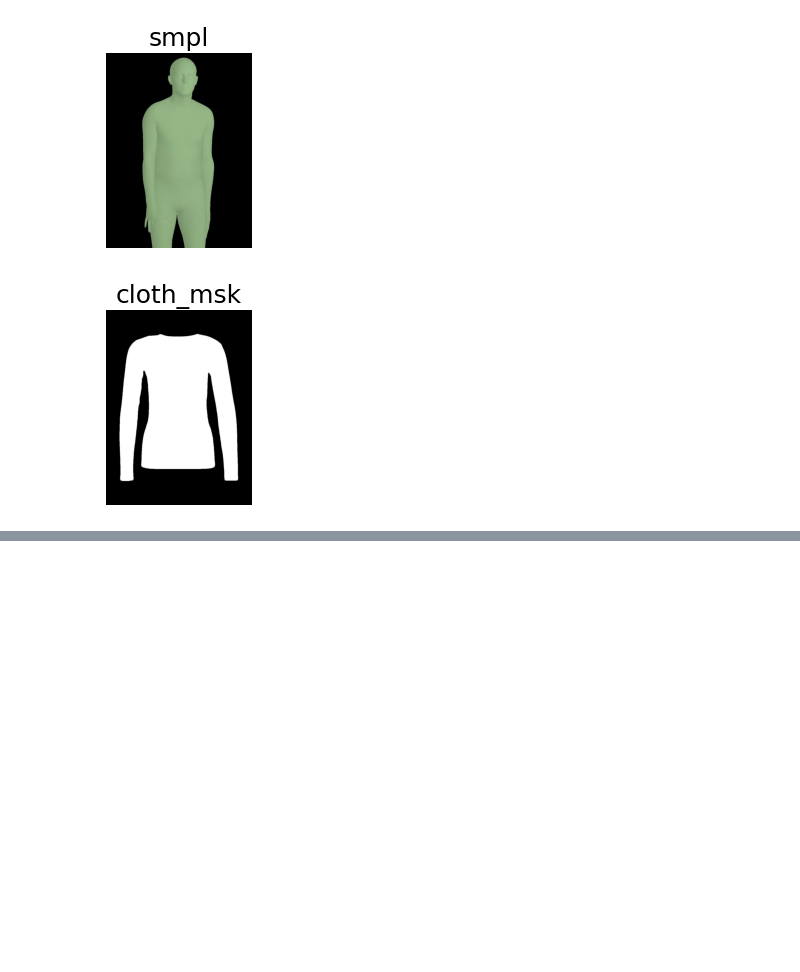
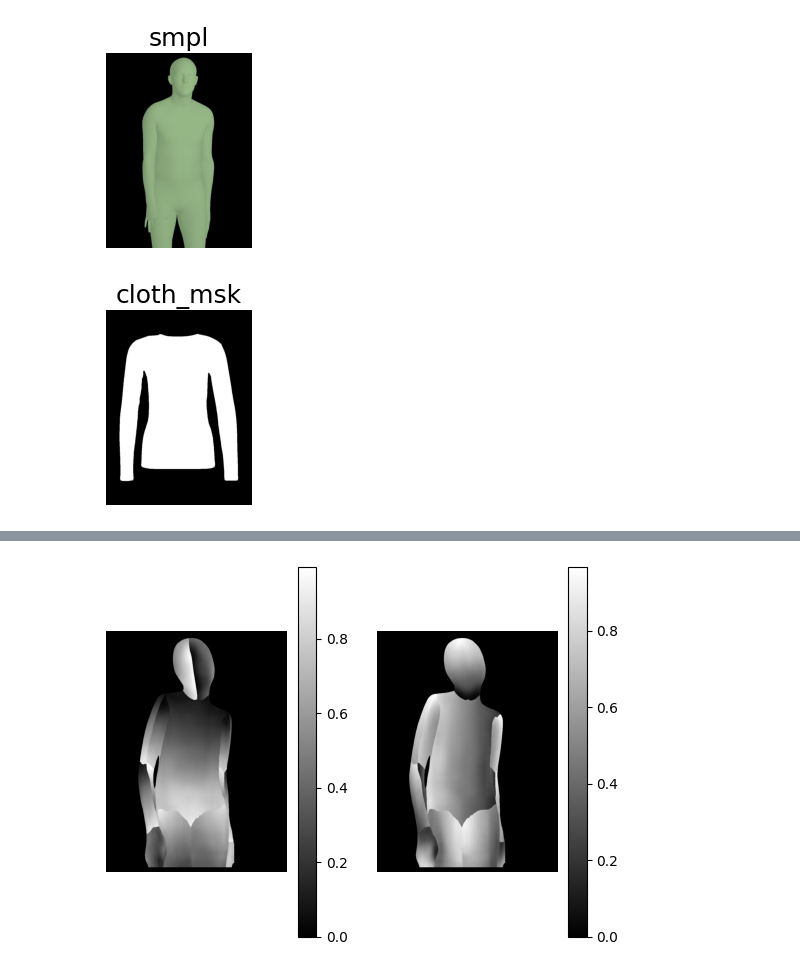
Before and after one commit to Sihui-Ji-10-9/DisCo10.9, a Jupyter notebook: tsv_example/visualize_tsv.ipynb, the cells around one changed output, grey strips where cells are left out. Drawn from its saved outputs; the diff is of its cells as text; code cells hidden in the pictures; blank space fills up the shorter version.

```diff
--- a/tsv_example/visualize_tsv.ipynb
+++ b/tsv_example/visualize_tsv.ipynb
@@ -99,0 +259,99 @@ plt.show()
+# %%
+from torchvision import transforms
+import os
+import torch
+import torch.nn.functional as F
+import numpy as np
+import numpy as np
+import matplotlib.pyplot as plt
+tensor_transforms = transforms.Compose(
+    [
+        transforms.Normalize([0.5], [0.5]),
+    ]
+)
+imSize = (512, 640)
+h, w = imSize[1], imSize[0]
+dp_path = '/HOME/HOME/jisihui/VITON-hd-resized/try/densepose/00006_00.jpg.npy'
+dp_path0 = '/home/nfs/jsh/HierarchicalProbabilistic3DHuman/output/my/iuv1.npy'
+dp_path2 = '/home/nfs/jsh/HierarchicalProbabilistic3DHuman/output/my/iuv1_45.npy'
+dp_path1 = '/home/nfs/jsh/HierarchicalProbabilistic3DHuman/output/my/iuv1_22_5.npy'
+# from IPython import embed; embed()
+data00 = np.load(dp_path)[0, :, :]
+data01 = np.load(dp_path)[1, :, :]
+# data1 = np.load(dp_path0)
+data10 = np.load(dp_path0)[ 0, :, :]
+data11 = np.load(dp_path0)[ 1, :, :]
+data11[data11 != 0] = 1 - data11[data11 != 0]
+data1=np.array([data10,data11])
+print(data1.shape)
+np.save('/home/nfs/jsh/HierarchicalProbabilistic3DHuman/output/my/iuv1.npy', data1)
+
+data2 = np.load(dp_path1)[0, :, :]
+data3 = 1-np.load(dp_path1)[1, :, :]
+data4 = np.load(dp_path2)[0, :, :]
+data5 = 1-np.load(dp_path2)[1, :, :]
+
+print(data00.shape)
+plt.subplot(1,2,1)
+plt.axis('off')
+# 绘制图像
+plt.imshow(data00, cmap='gray')
+# 添加颜色条
+plt.colorbar()
+
+plt.subplot(1,2,2)
+plt.axis('off')
+# 绘制图像
+plt.imshow(data01,cmap='gray')
+# 添加颜色条
+plt.colorbar()
+plt.show()
+
+print(data10.shape)
+plt.subplot(1,2,1)
+plt.axis('off')
+# 绘制图像
+plt.imshow(data10, cmap='gray')
+# 添加颜色条
+plt.colorbar()
+
+plt.subplot(1,2,2)
+plt.axis('off')
+# 绘制图像
+plt.imshow(data11,cmap='gray')
+# 添加颜色条
+plt.colorbar()
+plt.show()
+
+print(data2.shape)
+plt.subplot(1,2,1)
+plt.axis('off')
+# 绘制图像
+plt.imshow(data2, cmap='gray')
+# 添加颜色条
+plt.colorbar()
+
+plt.subplot(1,2,2)
+plt.axis('off')
+# 绘制图像
+plt.imshow(data3,cmap='gray')
+# 添加颜色条
+plt.colorbar()
+plt.show()
+
+print(data4.shape)
+plt.subplot(1,2,1)
+plt.axis('off')
+# 绘制图像
+plt.imshow(data4, cmap='gray')
+# 添加颜色条
+plt.colorbar()
+
+plt.subplot(1,2,2)
+plt.axis('off')
+# 绘制图像
+plt.imshow(data5,cmap='gray')
+# 添加颜色条
+plt.colorbar()
+plt.show()
+# %% [output]
@@ -99,0 +360 @@ plt.show()
+[figure, added]
```
Also changed, not shown: parts of 6 cells of this notebook, 23 other files.
